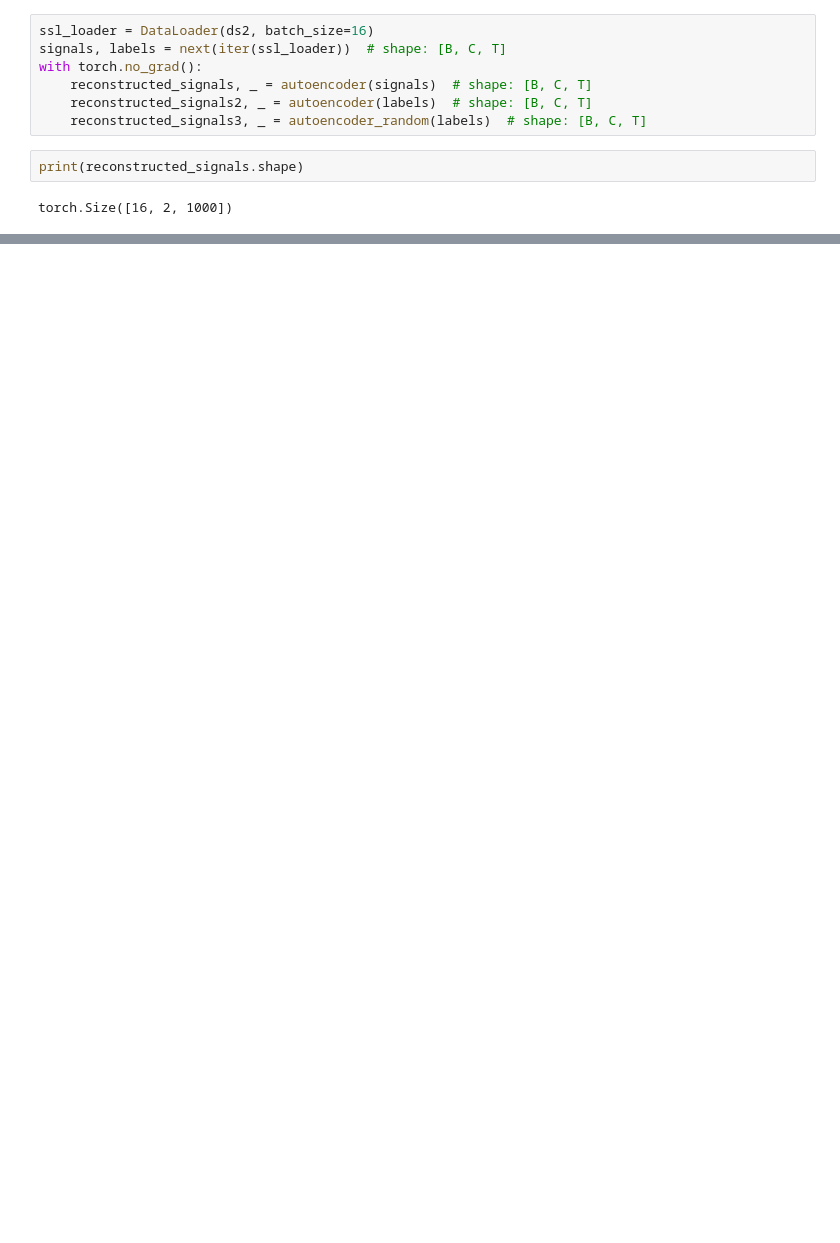
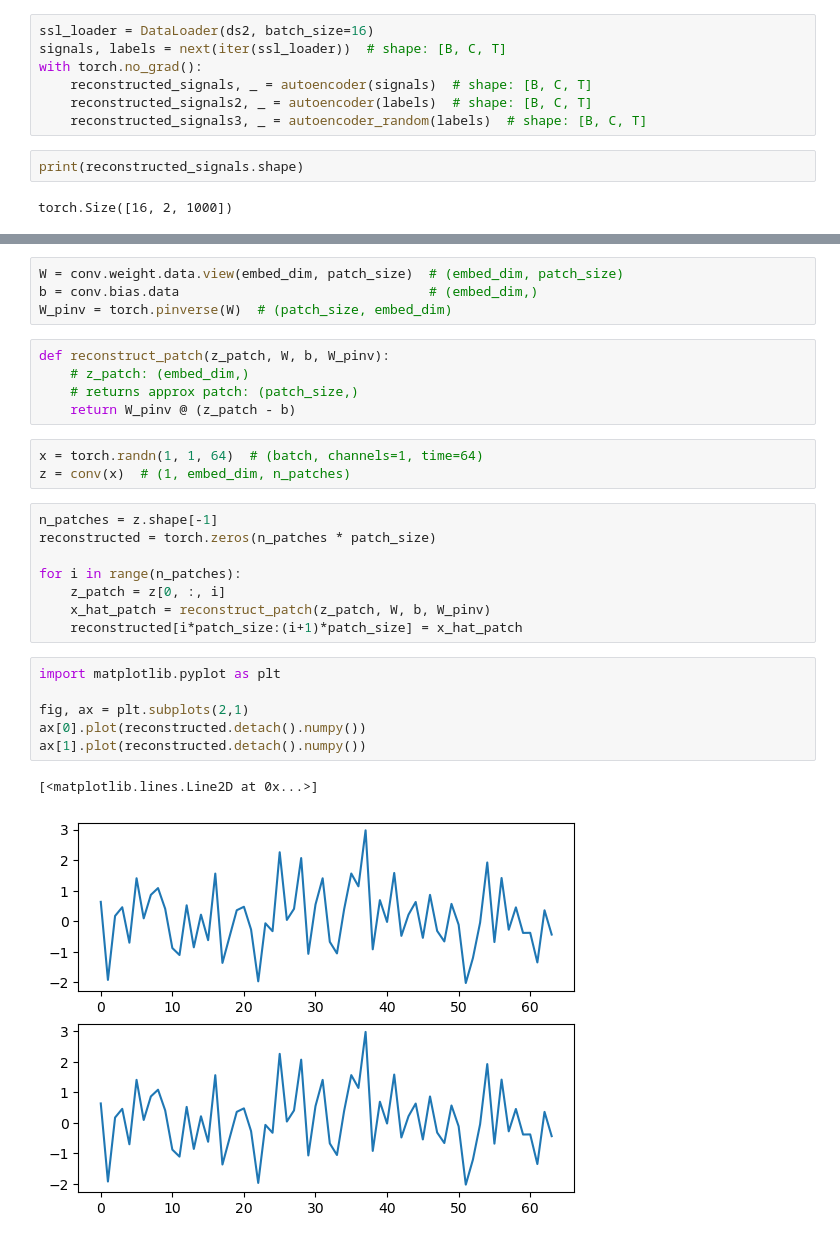
Before and after one commit to Rpadilla15/Arrhythmia-Classification, a Jupyter notebook: Experiments/data-vis.ipynb, the cells around one changed output, grey strips where cells are left out. Saved outputs shown, nothing was run; the diff lists cells and outputs as text; blank space fills up the shorter version.

```diff
--- a/Experiments/data-vis.ipynb
+++ b/Experiments/data-vis.ipynb
@@ -142,0 +208,29 @@ plot_ecg_window(reconstructed_signals3[0], leads=["MLII", "V1"], title="Random w
+# %%
+W = conv.weight.data.view(embed_dim, patch_size)  # (embed_dim, patch_size)
+b = conv.bias.data                                # (embed_dim,)
+W_pinv = torch.pinverse(W)  # (patch_size, embed_dim)
+# %%
+def reconstruct_patch(z_patch, W, b, W_pinv):
+    # z_patch: (embed_dim,)
+    # returns approx patch: (patch_size,)
+    return W_pinv @ (z_patch - b)
+# %%
+x = torch.randn(1, 1, 64)  # (batch, channels=1, time=64)
+z = conv(x)  # (1, embed_dim, n_patches)
+# %%
+n_patches = z.shape[-1]
+reconstructed = torch.zeros(n_patches * patch_size)
+
+for i in range(n_patches):
+    z_patch = z[0, :, i]
+    x_hat_patch = reconstruct_patch(z_patch, W, b, W_pinv)
+    reconstructed[i*patch_size:(i+1)*patch_size] = x_hat_patch
+# %%
+import matplotlib.pyplot as plt
+
+fig, ax = plt.subplots(2,1)
+ax[0].plot(reconstructed.detach().numpy())
+ax[1].plot(reconstructed.detach().numpy())
+# %% [output]
+[<matplotlib.lines.Line2D at 0x...>]
+[figure, added]
```
Also changed, not shown: parts of 13 cells of this notebook, 11 other files.
